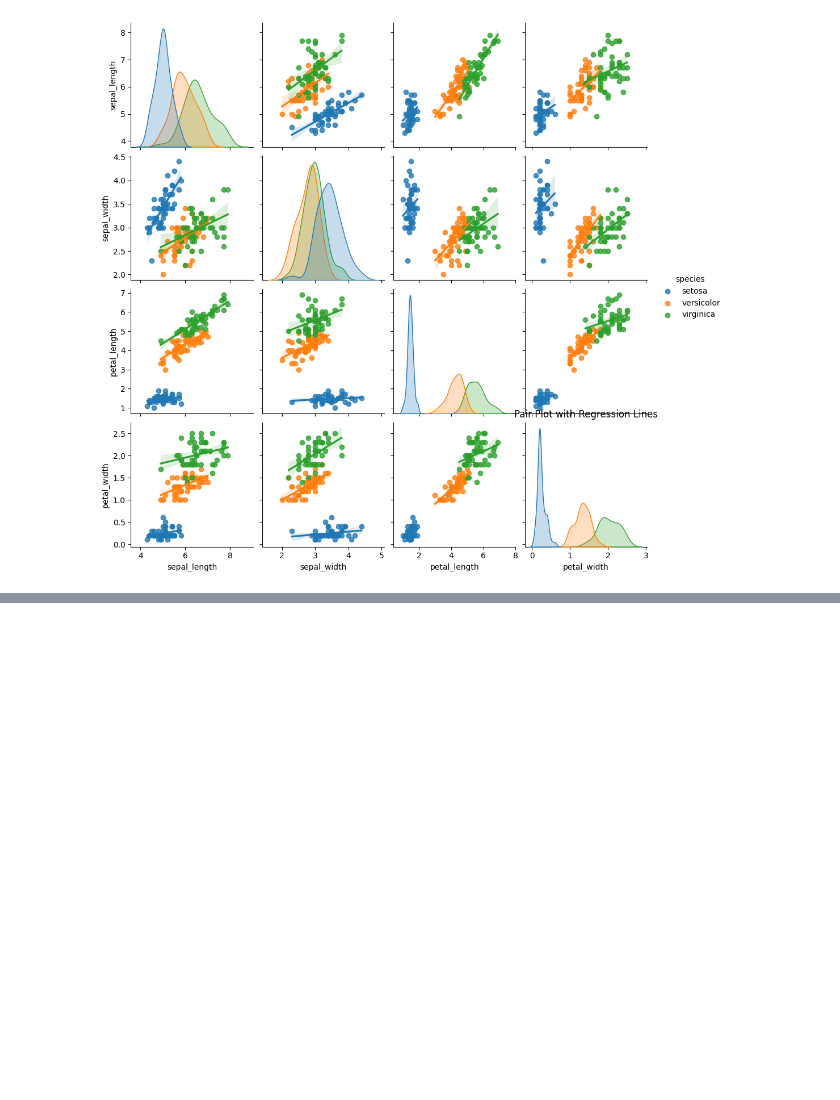
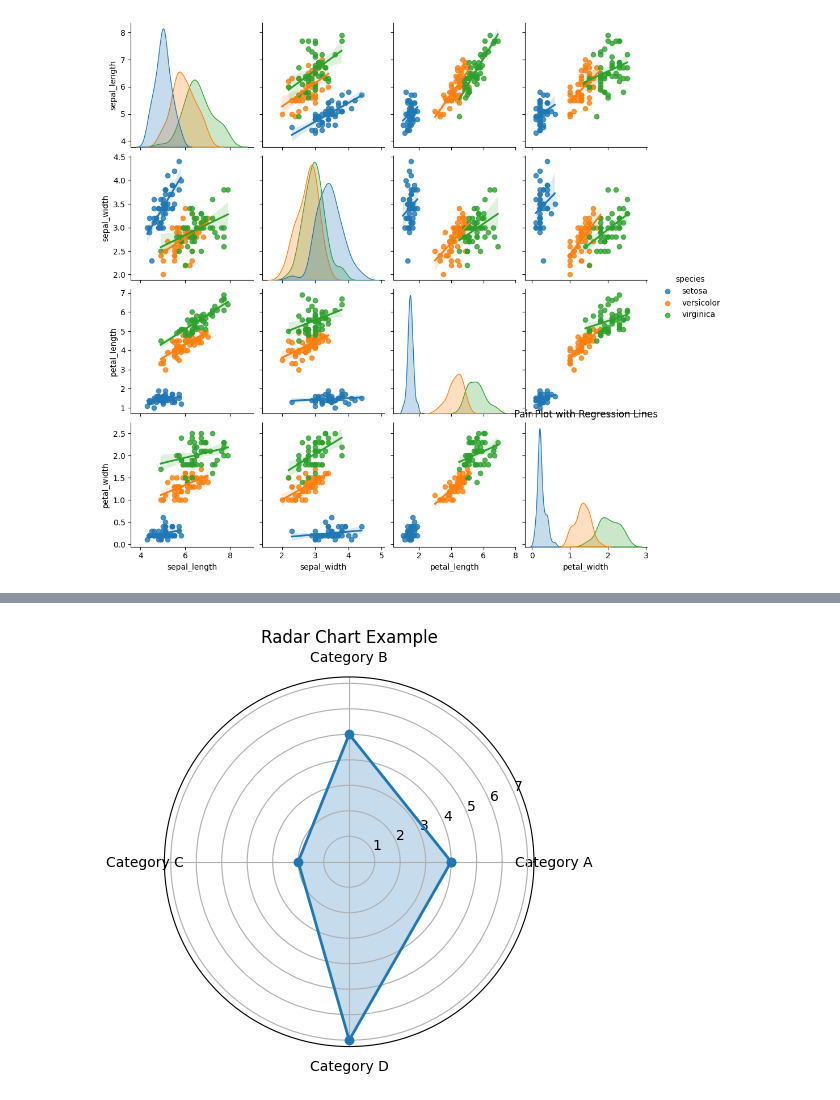
Before and after one commit to sumit531/python-implimentation, a Jupyter notebook: Data Visualisation Matplot and Seaborg.ipynb, the cells around one changed output, grey strips where cells are left out. Cells and saved outputs as stored; diff of their text form; code cells hidden in the pictures; blank space fills up the shorter version.

```diff
--- a/Data Visualisation Matplot and Seaborg.ipynb
+++ b/Data Visualisation Matplot and Seaborg.ipynb
@@ -179,0 +201,16 @@ plt.show()
+# %%
+#Radar chart(Spider chart)
+categories = ['Category A', 'Category B', 'Category C', 'Category D']
+values = [4, 5, 2, 7]
+
+angles = np.linspace(0, 2 * np.pi, len(categories), endpoint=False).tolist()
+values += values[:1]
+angles += angles[:1]
+
+plt.polar(angles, values, 'o-', linewidth=2)
+plt.fill(angles, values, alpha=0.25)
+plt.xticks(angles[:-1], categories)
+plt.title('Radar Chart Example')
+plt.show()
+# %% [output]
+[figure, added]
```
Also changed, not shown: parts of 5 cells of this notebook.
